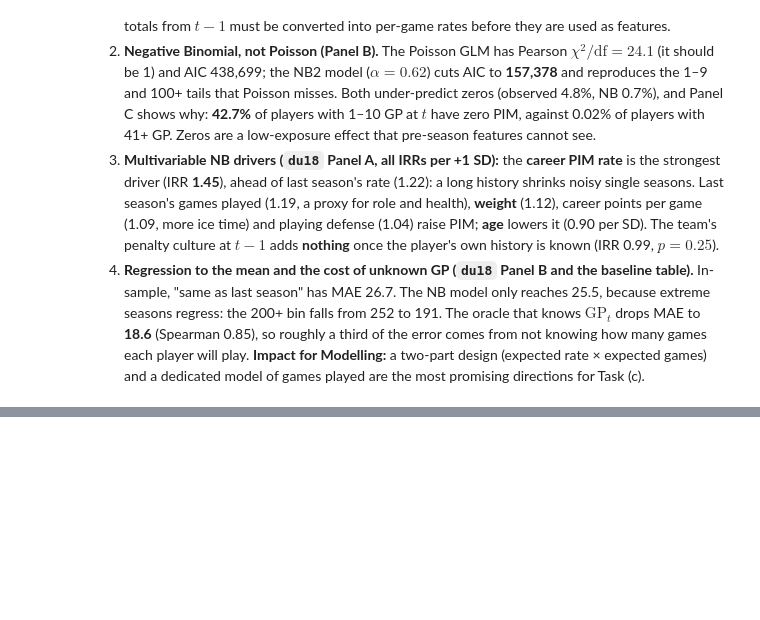
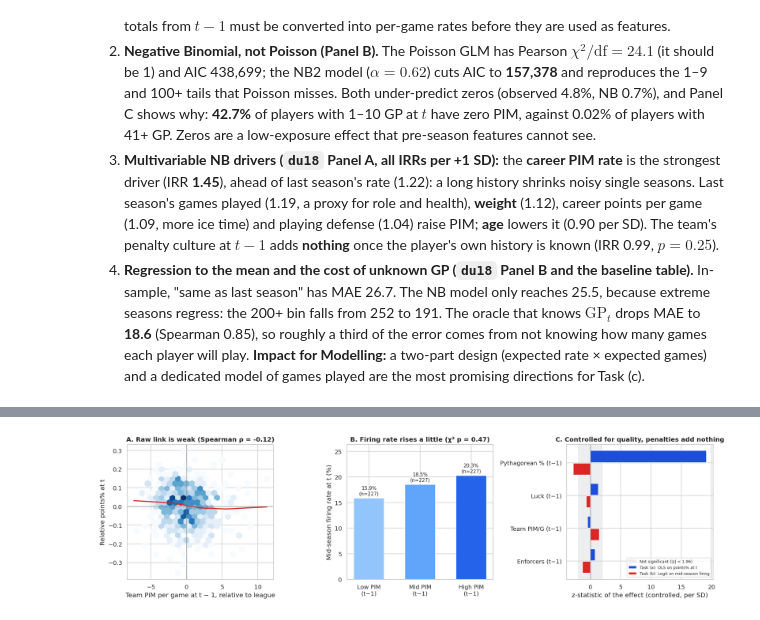
Before and after one commit to LuisBento2005/AC_DataMining, a Jupyter notebook: notebooks/02_statistical_analysis.ipynb, the cells around one changed output, grey strips where cells are left out. Saved outputs shown, nothing was run; the diff lists cells and outputs as text; code cells hidden in the pictures; blank space fills up the shorter version.

Commit message:
Added a task c) analysis

```diff
--- a/notebooks/02_statistical_analysis.ipynb
+++ b/notebooks/02_statistical_analysis.ipynb
@@ -1188,0 +1254,41 @@ plt.show()
+# %%
+# Plot 17: cross-task link between the team penalty profile (Task c) and Tasks (a) and (b)
+fig, ax = plt.subplots(1, 3, figsize=(16.5, 4.6))
+
+ax[0].hexbin(xt["pim_rel_prev"], xt["pts_pct_rel"], gridsize=24, cmap="Blues", mincnt=1)
+sns.regplot(data=xt, x="pim_rel_prev", y="pts_pct_rel", scatter=False, lowess=True, ax=ax[0],
+            line_kws={"color": "#dc2626", "lw": 2})
+ax[0].axhline(0, color="grey", lw=0.8); ax[0].axvline(0, color="grey", lw=0.8)
+ax[0].set_xlabel("Team PIM per game at t − 1, relative to league")
+ax[0].set_ylabel("Relative points% at t")
+ax[0].set_title(f"A. Raw link is weak (Spearman ρ = {rho_t.statistic:+.2f})", fontweight="bold")
+
+x3 = np.arange(len(tercile_tbl))
+ax[1].bar(x3, tercile_tbl["firing_rate_pct"], color=["#93c5fd", "#60a5fa", "#2563eb"], width=0.6)
+for i, (rate, n) in enumerate(zip(tercile_tbl["firing_rate_pct"], tercile_tbl["n"])):
+    ax[1].text(i, rate + 0.6, f"{rate:.1f}%\n(n={n})", ha="center", fontsize=9)
+ax[1].set_xticks(x3); ax[1].set_xticklabels([s.replace(" (t−1)", "\n(t−1)") for s in tercile_tbl.index])
+ax[1].set_ylim(0, tercile_tbl["firing_rate_pct"].max() * 1.3)
+ax[1].set_ylabel("Mid-season firing rate at t (%)")
+ax[1].set_title(f"B. Firing rate rises a little (χ² p = {p_chi2_pim:.2f})", fontweight="bold")
+
+labels_x = {"pyth_rel_prev": "Pythagorean % (t−1)", "luck_prev": "Luck (t−1)",
+            "pim_rel_prev": "Team PIM/G (t−1)", "n_enforcers_prev": "Enforcers (t−1)"}
+rows_x = list(labels_x)
+z_a = ols_x.tvalues[rows_x]      # coefficient / robust SE
+z_b = logit_x.tvalues[rows_x]
+y3 = np.arange(len(rows_x))
+ax[2].barh(y3 - 0.19, z_a, height=0.36, color="#1d4ed8", label="Task (a): OLS on points% at t")
+ax[2].barh(y3 + 0.19, z_b, height=0.36, color="#dc2626", label="Task (b): Logit on mid-season firing")
+ax[2].axvspan(-1.96, 1.96, color="#e5e7eb", alpha=0.7, zorder=0, label="Not significant (|z| < 1.96)")
+ax[2].axvline(0, color="grey", lw=0.8)
+ax[2].set_yticks(y3); ax[2].set_yticklabels([labels_x[r] for r in rows_x]); ax[2].invert_yaxis()
+ax[2].set_xlabel("z-statistic of the effect (controlled, per SD)")
+ax[2].legend(loc="lower right", fontsize=7.5)
+ax[2].set_title("C. Controlled for quality, penalties add nothing", fontweight="bold")
+
+plt.tight_layout()
+plt.savefig(f"{FIG_DIR}/du20_cross_task_penalties.png")
+plt.show()
+# %% [output]
+[figure, added]
```
Also changed, not shown: parts of 4 cells of this notebook, 3 other files.
